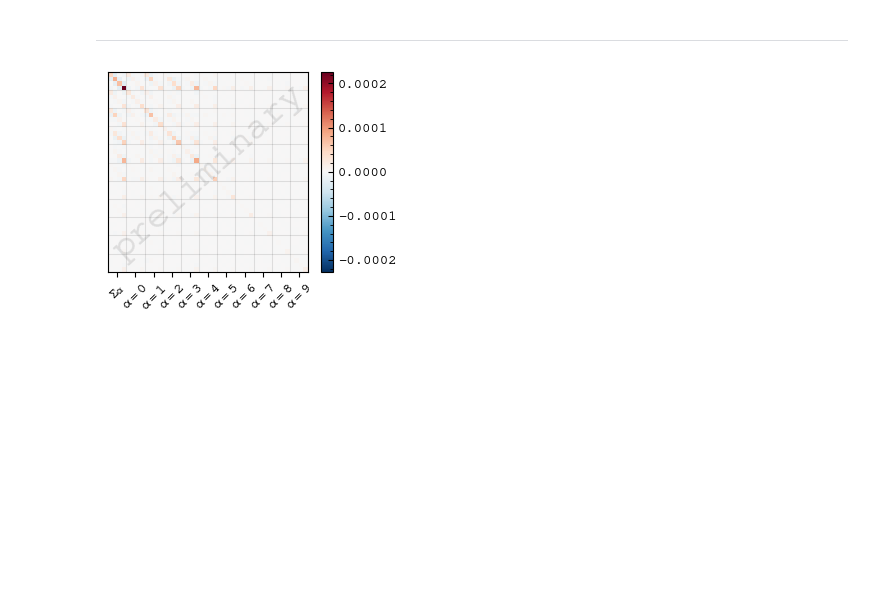
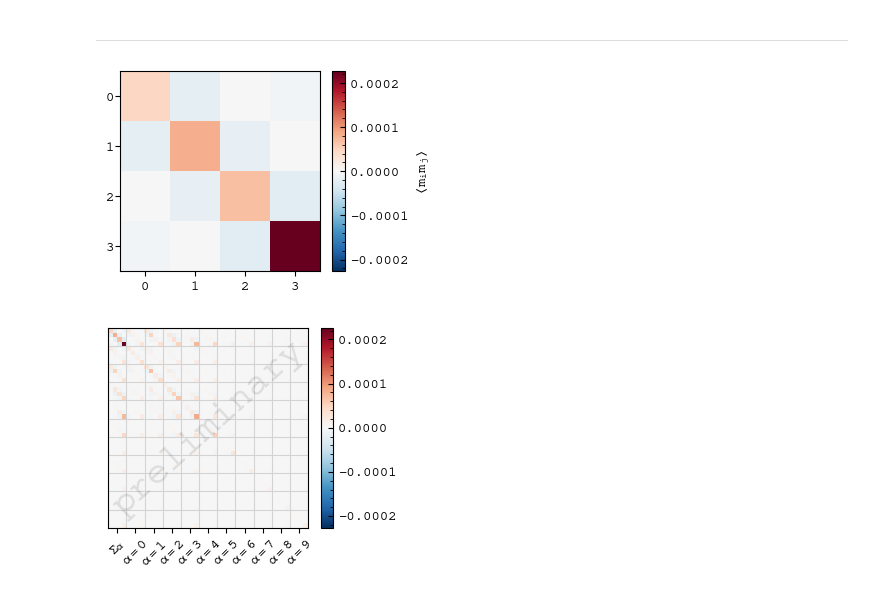
Before and after one commit to sidneymau/des-y6-image-sims-analysis, a Jupyter notebook: plots/cov.ipynb, the cells around one changed output. Cells and saved outputs as stored; diff of their text form; code cells hidden in the pictures; blank space fills up the shorter version.

```diff
--- a/plots/cov.ipynb
+++ b/plots/cov.ipynb
@@ -44,6 +44,46 @@ with h5py.File(input_file, "r") as hf:
     xi = hf["shear/mean_params"][:]
     alphas = np.unique(xi[:, 0])
     tomos = np.unique(xi[:, 1])
+# %%
+fig, axs = lib.plotting.make_axes(
+    1, 1,
+    **onecolumn_kwargs,
+)
+
+im = axs.imshow(cov[:4, :4], norm=mpl.colors.CenteredNorm(), cmap="RdBu_r")
+lib.plotting.add_colorbar(axs, im, label="〈$m_i m_j$〉")
+
+axs.set_xticks(
+    tomos,
+    labels=tomos,
+    minor=False,
+    ha="center",
+)
+axs.set_xticks(
+    [],
+    minor=True,
+)
+
+axs.set_yticks(
+    tomos,
+    labels=tomos,
+    minor=False,
+    ha="center",
+)
+axs.set_yticks(
+    [],
+    minor=True,
+)
+
+axs.tick_params(
+    direction="out",
+    top=False,
+    right=False,
+)
+
+plt.show()
+# %% [output]
+[figure, added]
 # %%
 fig, axs = lib.plotting.make_axes(
     1, 1,
```
Also changed, not shown: parts of 5 cells of this notebook, 1 other file.
